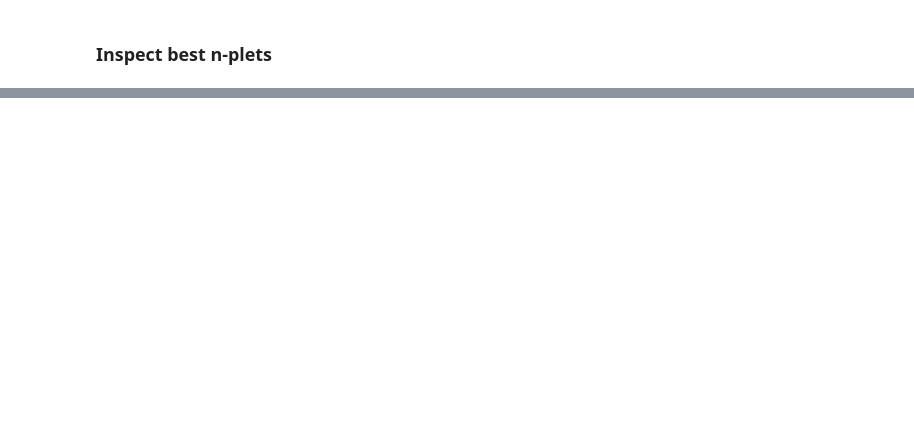
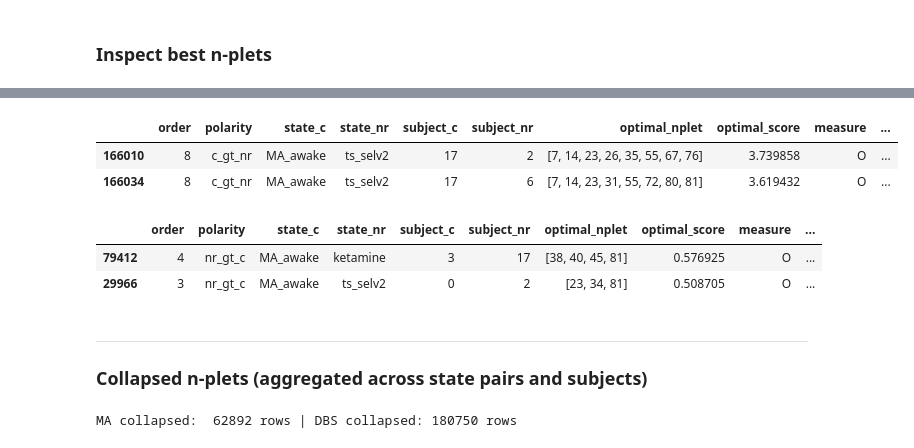
Before and after one commit to camilo-espinosa/high-order-anesthesia, a Jupyter notebook: notebooks/R1_discrimination/R1_A_lopo.ipynb, the cells around one changed output, grey strips where cells are left out. Saved outputs shown, nothing was run; the diff lists cells and outputs as text; code cells hidden in the pictures; blank space fills up the shorter version.

```diff
--- a/notebooks/R1_discrimination/R1_A_lopo.ipynb
+++ b/notebooks/R1_discrimination/R1_A_lopo.ipynb
@@ -280,6 +317,6 @@ for dataset_name, results_df in results_dict.items():
 # %%
 # Load final evaluation results
-eval_MA  = pd.read_csv(f"{results_path}/R1_B_nplet_eval_MA.csv",  sep=";", decimal=",", encoding="utf-8-sig")
-eval_DBS = pd.read_csv(f"{results_path}/R1_B_nplet_eval_DBS.csv", sep=";", decimal=",", encoding="utf-8-sig")
+eval_MA  = pd.read_csv(f"{results_path}/R1_A_nplet_eval_MA.csv",  sep=";", decimal=",", encoding="utf-8-sig")
+eval_DBS = pd.read_csv(f"{results_path}/R1_A_nplet_eval_DBS.csv", sep=";", decimal=",", encoding="utf-8-sig")
 
 print(eval_MA.head(3))
@@ -286,16 +333,43 @@ print(eval_MA.head(3))
 # %%
 # Best n-plets for Omega_C > Omega_NR polarity (c_gt_nr)
 (
     eval_MA
     .query("measure == 'O' and polarity == 'c_gt_nr'")
     .sort_values("PR_AUC", ascending=False)
-    .head(10)
+    .head(2)
 )
+# %% [output]
+|  | order | polarity | state_c | state_nr | subject_c | subject_nr | optimal_nplet | optimal_score | measure | ... |
+| 166010 | 8 | c_gt_nr | MA_awake | ts_selv2 | 17 | 2 | [7, 14, 23, 26, 35, 55, 67, 76] | 3.739858 | O | ... |
+| 166034 | 8 | c_gt_nr | MA_awake | ts_selv2 | 17 | 6 | [7, 14, 23, 31, 55, 72, 80, 81] | 3.619432 | O | ... |
 # %%
 # Best n-plets for Omega_NR > Omega_C polarity (nr_gt_c)
 (
     eval_MA
     .query("measure == 'O' and polarity == 'nr_gt_c'")
     .sort_values("PR_AUC_inv", ascending=False)
-    .head(10)
+    .head(2)
 )
+# %% [output]
+|  | order | polarity | state_c | state_nr | subject_c | subject_nr | optimal_nplet | optimal_score | measure | ... |
+| 79412 | 4 | nr_gt_c | MA_awake | ketamine | 3 | 17 | [38, 40, 45, 81] | 0.576925 | O | ... |
+| 29966 | 3 | nr_gt_c | MA_awake | ts_selv2 | 0 | 2 | [23, 34, 81] | 0.508705 | O | ... |
+# %% [markdown]
+---
+### Collapsed n-plets (aggregated across state pairs and subjects)
+# %%
+group_cols = ["order", "polarity", "optimal_nplet", "measure"]
+agg_cols   = ["optimal_score", "F_score", "PR_AUC", "PR_AUC_inv"]
+
+collapsed = {}
+for ds_name, eval_df in [("MA", eval_MA), ("DBS", eval_DBS)]:
+    grp = eval_df.groupby(group_cols)[agg_cols]
+    mean_df   = grp.mean().add_suffix("_mean")
+    median_df = grp.median().add_suffix("_median")
+    collapsed[ds_name] = pd.concat([mean_df, median_df], axis=1).reset_index()
+
+collapsed_MA  = collapsed["MA"]
+collapsed_DBS = collapsed["DBS"]
+print(f"MA collapsed:  {len(collapsed_MA)} rows | DBS collapsed: {len(collapsed_DBS)} rows")
+# %% [output]
+MA collapsed:  62892 rows | DBS collapsed: 180750 rows
```
Also changed, not shown: parts of 11 cells of this notebook, 14 other files.
